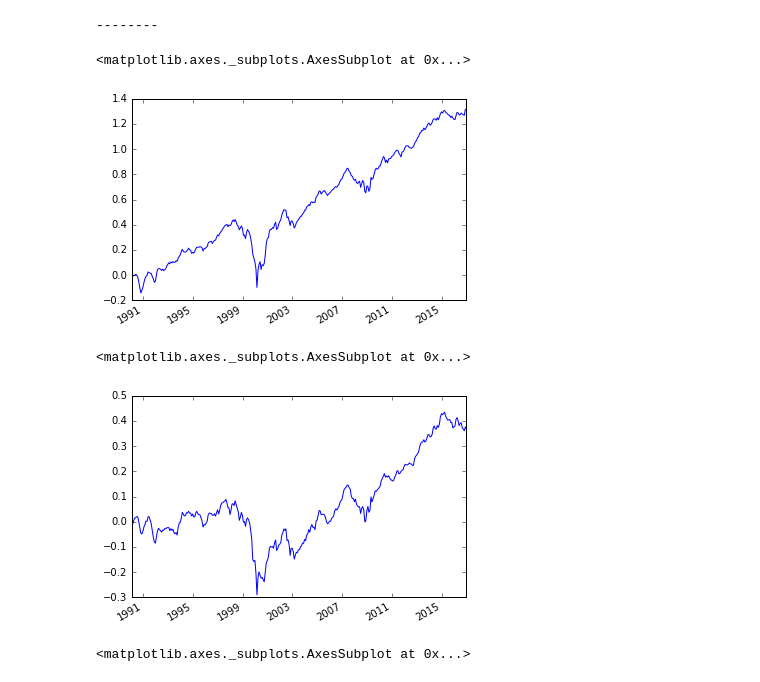
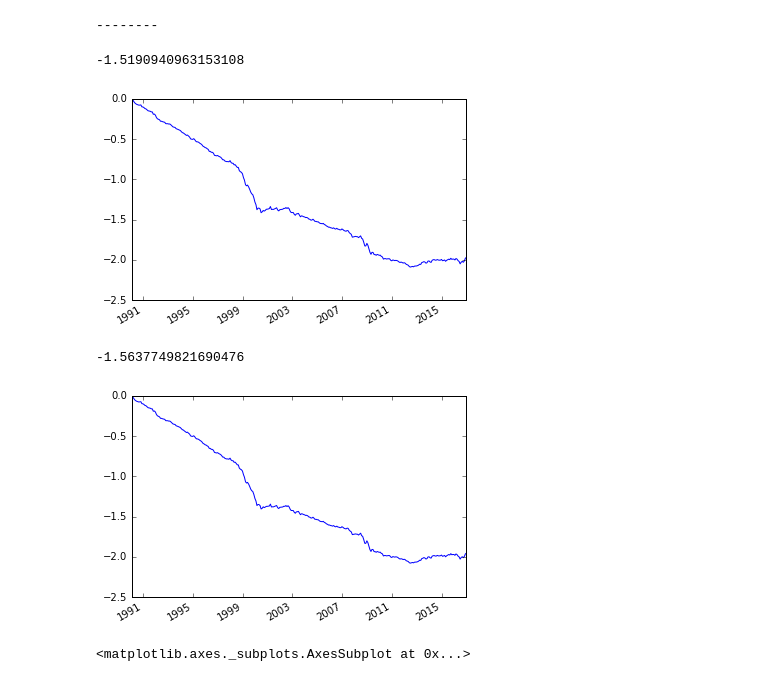
Before and after one commit to Raghuramkowdeed/afp, a Jupyter notebook: notebooks/pm_runner.ipynb, the cells around one changed output. Cells and saved outputs as stored; diff of their text form; code cells hidden in the pictures.

```diff
--- a/notebooks/pm_runner.ipynb
+++ b/notebooks/pm_runner.ipynb
@@ -50,29 +35,32 @@ end_date = datetime.datetime.strptime('20170101', '%Y%m%d')
 # %%
-sig_name = 'sp'
+sig_name = 'sfe'
 this_sig_sr = sig_df[sig_name]
-# %%
-this_sig_sr = this_sig_sr[ (this_sig_sr.index>=begin_date) & (this_sig_sr.index<end_date)]
 # %%
 
 pm = PortfolioOptimizer(fac_data_dir='/Users/raghuramkowdeed/Desktop/afp_data/1000/factor_exposure_data/',
                         fac_ret_file = '/Users/raghuramkowdeed/Desktop/afp_data/1000/fac_ret_file.csv',
-                        fac_cov_hl = 12.0
+                        fac_cov_hl = 12.0,
+                        fac_names = ['beta']
                        )
 # %% [output]
 --------
+# %%
+this_sig_sr = pm.neu_signal(this_sig_sr)
 # %%
 pnl_sr_1 = pm.run_signal(sig_sr=this_sig_sr,neu_sig=False)
 pnl_sr_2 = pm.run_signal(sig_sr=this_sig_sr,neu_sig=True)
 # %%
 pnl_sr_1.cumsum().plot()
+pnl_sr_1.mean()*np.sqrt(12)/pnl_sr_1.std()
 # %% [output]
-<matplotlib.axes._subplots.AxesSubplot at 0x...>
+-1.5190940963153108
-[figure, old version]
+[figure, new version]
 # %%
 pnl_sr_2.cumsum().plot()
+pnl_sr_2.mean()*np.sqrt(12)/pnl_sr_2.std()
 # %% [output]
-<matplotlib.axes._subplots.AxesSubplot at 0x...>
+-1.5637749821690476
-[figure, old version]
+[figure, new version]
 # %%
 pm.fac_ret.cumsum().plot()
 # %% [output]
```
Also changed, not shown: parts of 9 cells of this notebook, 6 other files.
